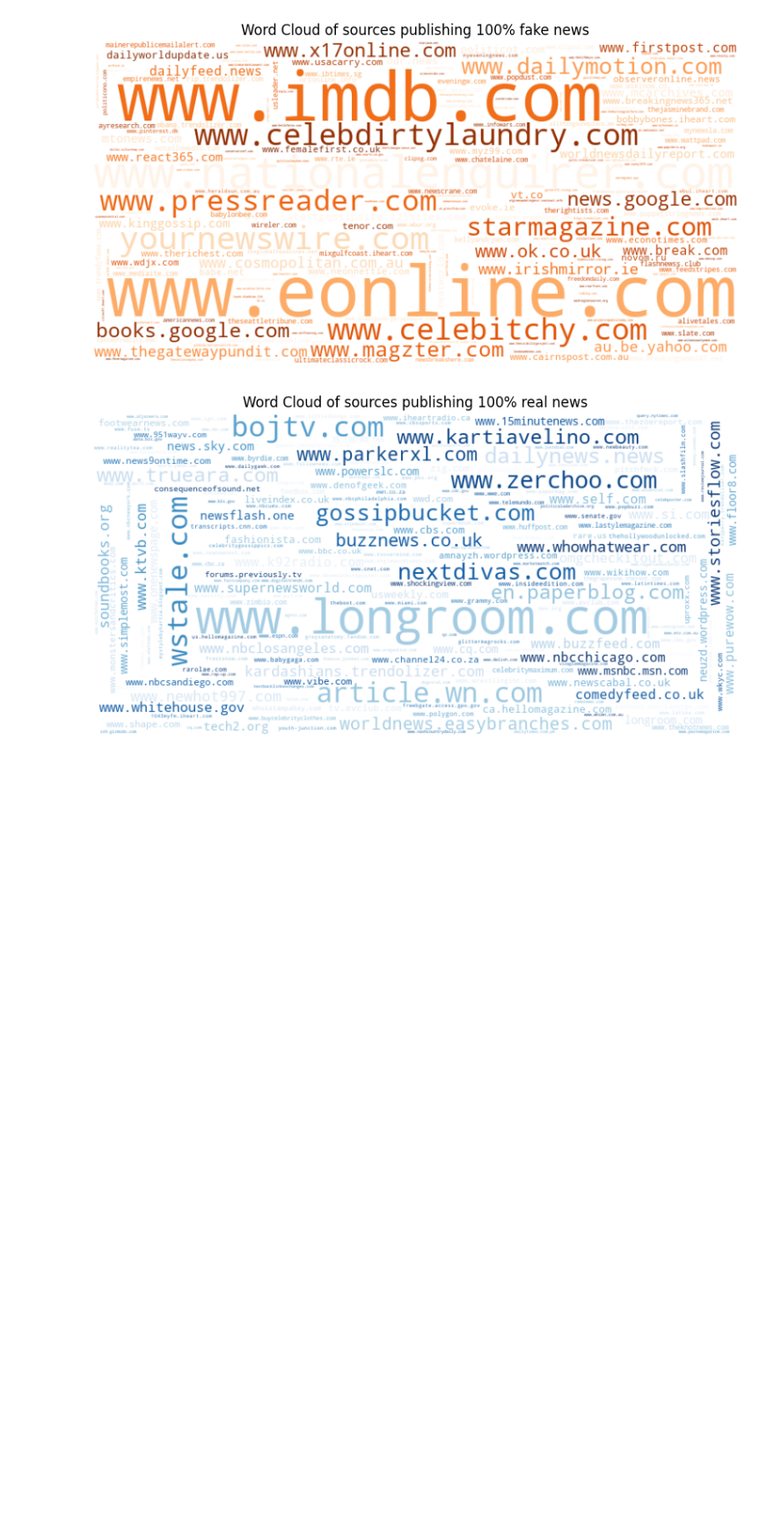
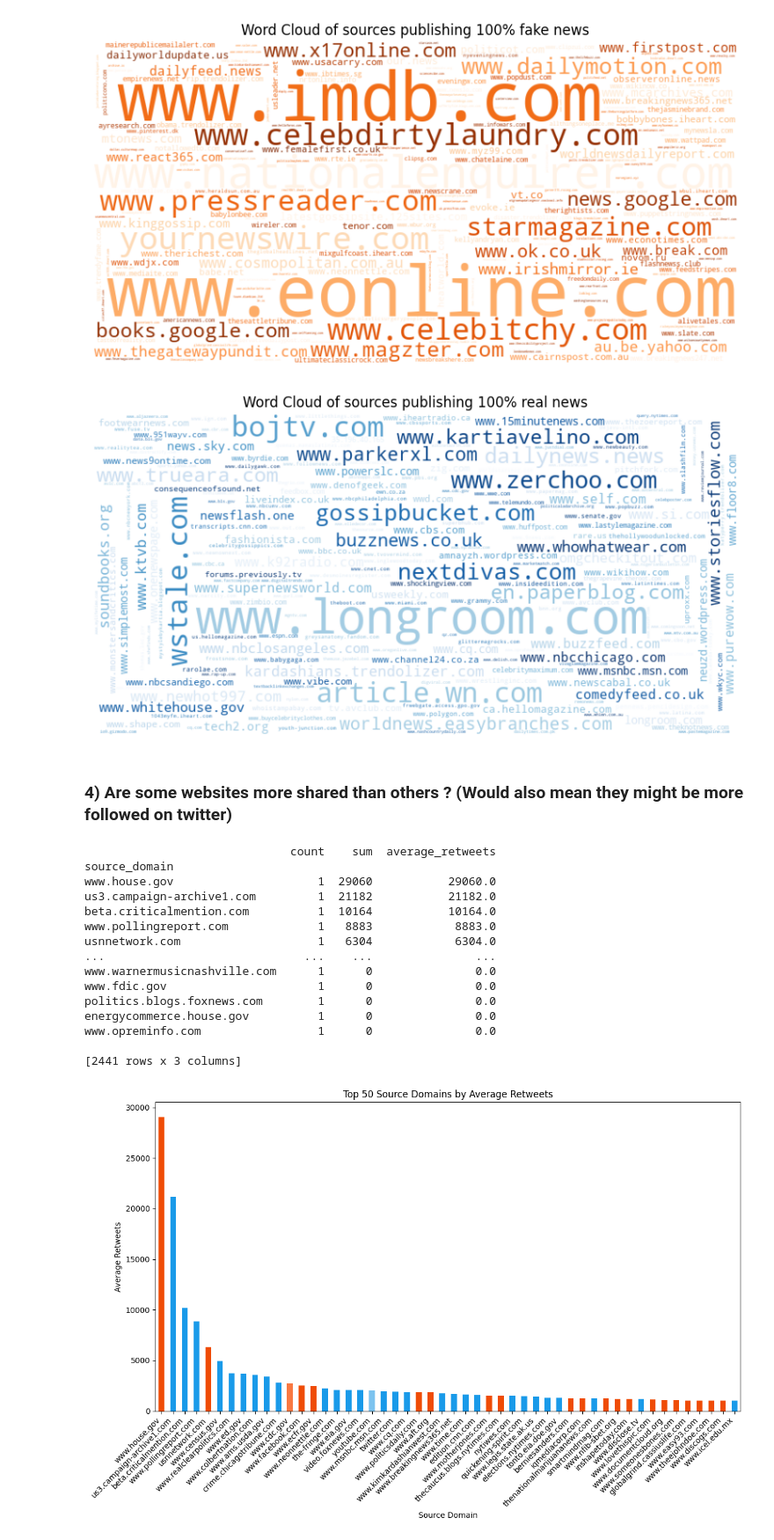
Before and after one commit to azkssd/DataVisualizationHomework3, a Jupyter notebook: TP.ipynb, the cells around one changed output. Shown at 88% size. Saved outputs shown, nothing was run; the diff lists cells and outputs as text; code cells hidden in the pictures; blank space fills up the shorter version.

Commit message:
Question 4: bar chart of most shared colored on real/fake category + pie chart of each real/fake category shares percentage

```diff
--- a/TP.ipynb
+++ b/TP.ipynb
@@ -230,3 +230,59 @@ create_word(real_news_100,'Blues','Word Cloud of sources publishing 100% real ne
 # %% [output]
 [figure]
 [figure]
+# %% [markdown]
+### 4) Are some websites more shared than others ? (Would also mean they might be more followed on twitter)
+# %%
+source_domain_data = df.groupby('source_domain')['tweet_num'].agg(['count', 'sum'])
+
+# Calculate average retweets
+source_domain_data['average_retweets'] = source_domain_data['sum'] / source_domain_data['count']
+
+# Sort the domains by average retweets
+sorted_domains = source_domain_data.sort_values(by='average_retweets', ascending=False)
+
+print(sorted_domains)
+top_50_domains = sorted_domains.head(50)
+
+# Plotting the bar chart with color-coded bars based on classification
+plt.figure(figsize=(12, 8))
+colors = []
+
+for domain in top_50_domains.index:
+    if domain in real_news_100:
+        colors.append('#199AE9')
+    elif domain in real_news_90:
+        colors.append('#4CAFEB')
+    elif domain in real_news_75:
+        colors.append('#7CC3EF')
+    elif domain in real_news_50:
+        colors.append('#FC9F77')
+    elif domain in real_news_0:
+        colors.append('#F97942')
+    elif domain in fake_news_100:
+        colors.append('#EF4C06')
+
+top_50_domains['average_retweets'].plot(kind='bar', color=colors)
+plt.title('Top 50 Source Domains by Average Retweets')
+plt.xlabel('Source Domain')
+plt.ylabel('Average Retweets')
+plt.xticks(rotation=45, ha='right')
+plt.tight_layout()
+plt.show()
+# %% [output]
+                              count    sum  average_retweets
+source_domain
+www.house.gov                     1  29060           29060.0
+us3.campaign-archive1.com         1  21182           21182.0
+beta.criticalmention.com          1  10164           10164.0
+www.pollingreport.com             1   8883            8883.0
+usnnetwork.com                    1   6304            6304.0
+...                             ...    ...               ...
+www.warnermusicnashville.com      1      0               0.0
+www.fdic.gov                      1      0               0.0
+politics.blogs.foxnews.com        1      0               0.0
+energycommerce.house.gov          1      0               0.0
+www.opreminfo.com                 1      0               0.0
+
+[2441 rows x 3 columns]
+[figure, added]
```
Also changed, not shown: parts of 1 cell of this notebook.
